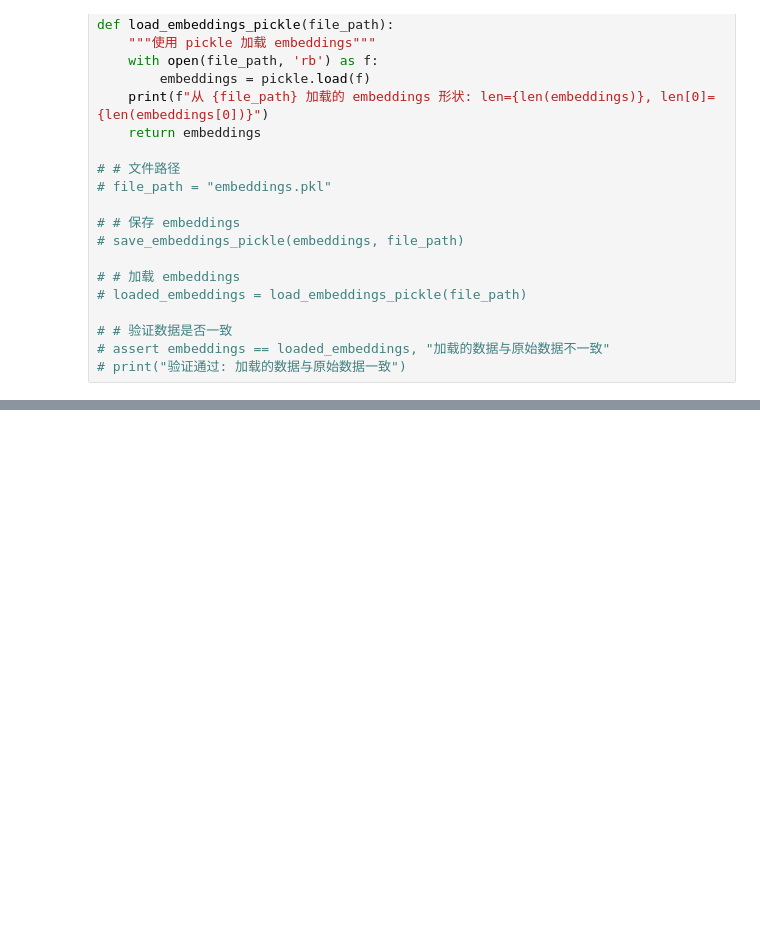
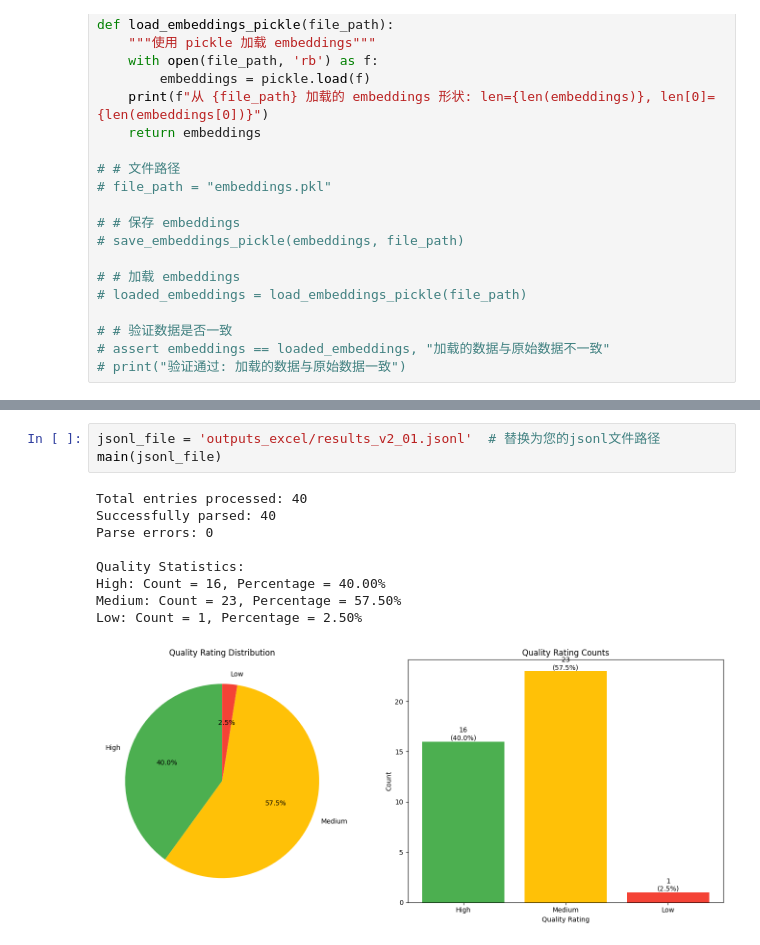
Before and after one commit to huihuieew/raft, a Jupyter notebook: test32.ipynb, the cells around one changed output, grey strips where cells are left out. Cells and saved outputs as stored; diff of their text form; blank space fills up the shorter version.

```diff
--- a/test32.ipynb
+++ b/test32.ipynb
@@ -156,0 +302,13 @@ len(file_names): 3373
+# %%
+jsonl_file = 'outputs_excel/results_v2_01.jsonl'  # 替换为您的jsonl文件路径
+main(jsonl_file)
+# %% [output]
+Total entries processed: 40
+Successfully parsed: 40
+Parse errors: 0
+
+Quality Statistics:
+High: Count = 16, Percentage = 40.00%
+Medium: Count = 23, Percentage = 57.50%
+Low: Count = 1, Percentage = 2.50%
+[figure, added]
```
Also changed, not shown: parts of 8 cells of this notebook, 3 other files.
